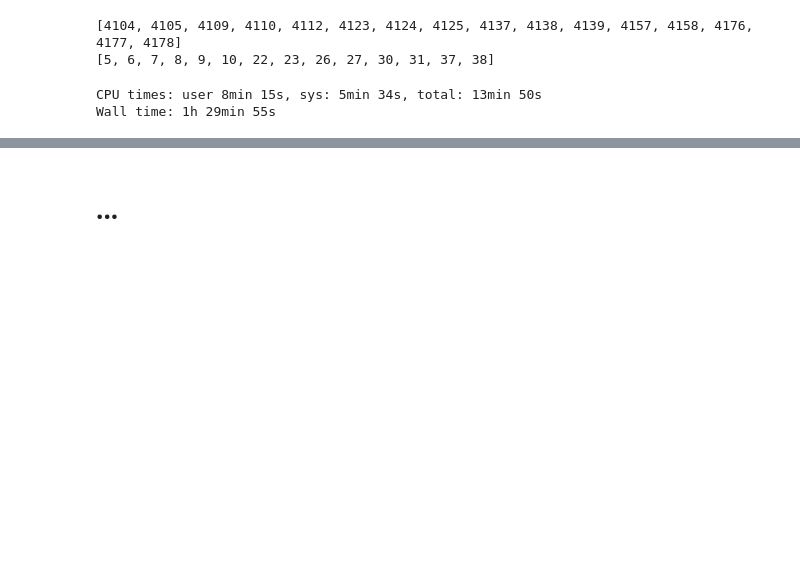
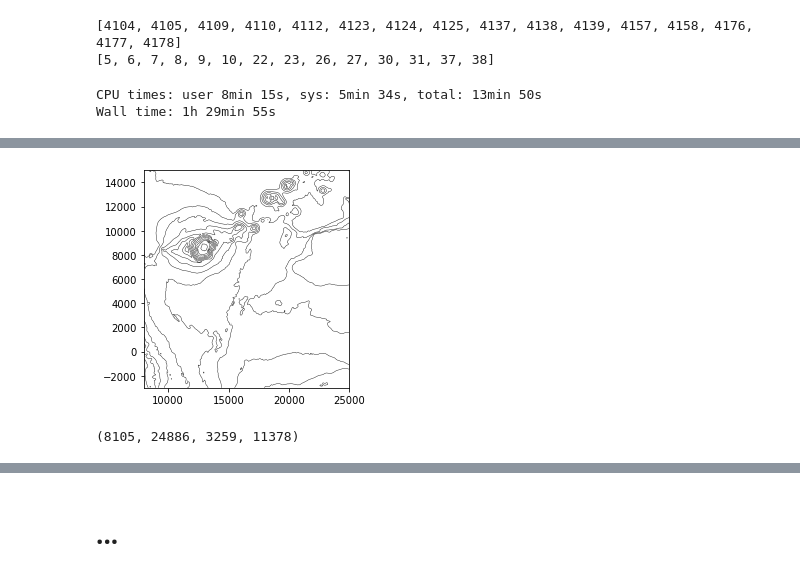
Before and after one commit to kmch/Kolumbo-FWI, a Jupyter notebook: notebooks/Data_fit.ipynb, the cells around one changed output, grey strips where cells are left out. Drawn from its saved outputs; the diff is of its cells as text; code cells hidden in the pictures; blank space fills up the shorter version.

```diff
--- a/notebooks/Data_fit.ipynb
+++ b/notebooks/Data_fit.ipynb
@@ -419,0 +611,20 @@ Wall time: 1h 29min 55s
+# %%
+from arrau.a2d import Arr2d
+xp = PROTEUS()
+xp.read_all()
+b01 = Box3d(+8.0e3, +2.5e4 , -3.0e3, +1.5e4, 0, +4.0e3)
+bt = Arr2d(xp.bt.extract(extent=b01.xy).arr, extent=np.array(b01.xy))
+
+bt.plot(mode='contour')
+# %% [output]
+[figure, added]
+# %%
+def get_bounds(srcs_x, srcs_y, recs_x, recs_y, pad=1000):
+    x1 = min(min(srcs_x), min(recs_x)) #- pad
+    y1 = min(min(srcs_y), min(recs_y)) - pad
+    x2 = max(max(srcs_x), max(recs_x)) #+ pad
+    y2 = max(max(srcs_y), max(recs_y)) + pad
+    return x1, x2, y1, y2
+get_bounds(srcs_x, srcs_y, recs_x, recs_y)
+# %% [output]
+(8105, 24886, 3259, 11378)
```
Also changed, not shown: parts of 25 cells of this notebook, 6 other files.
